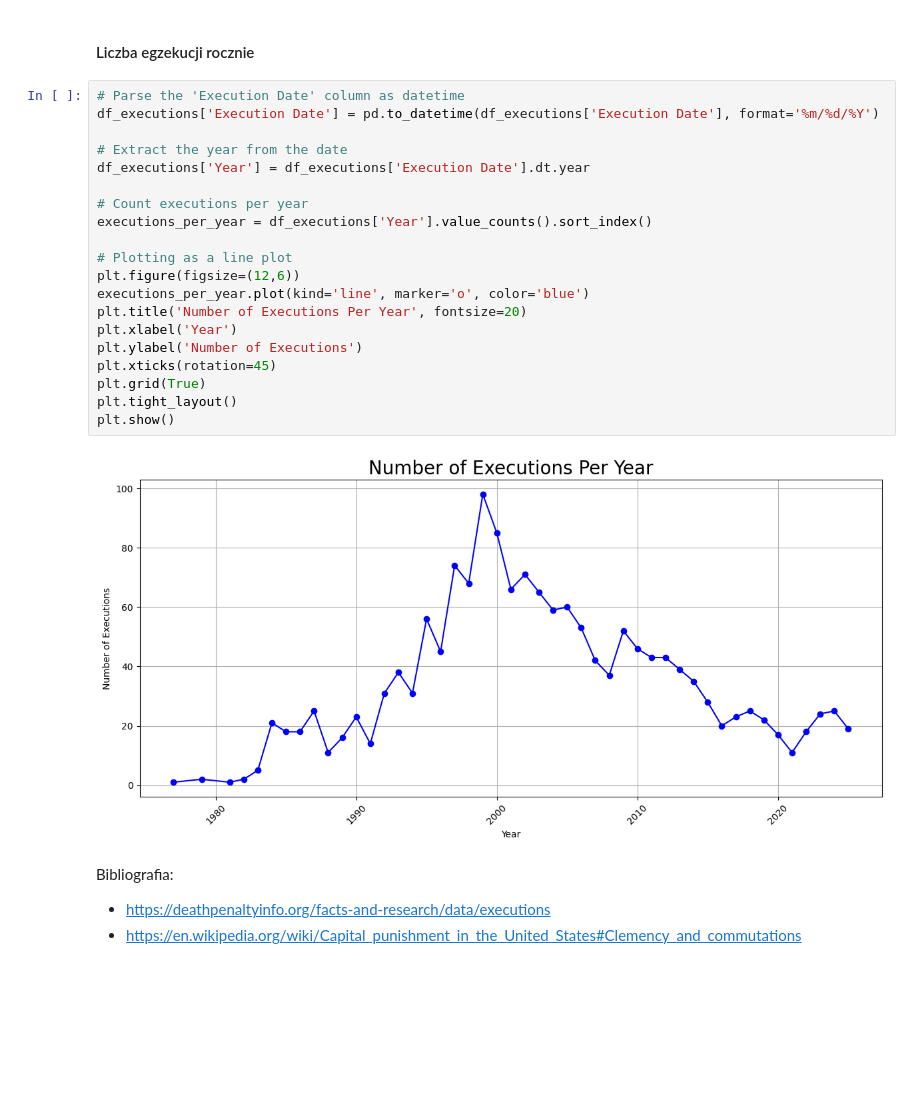
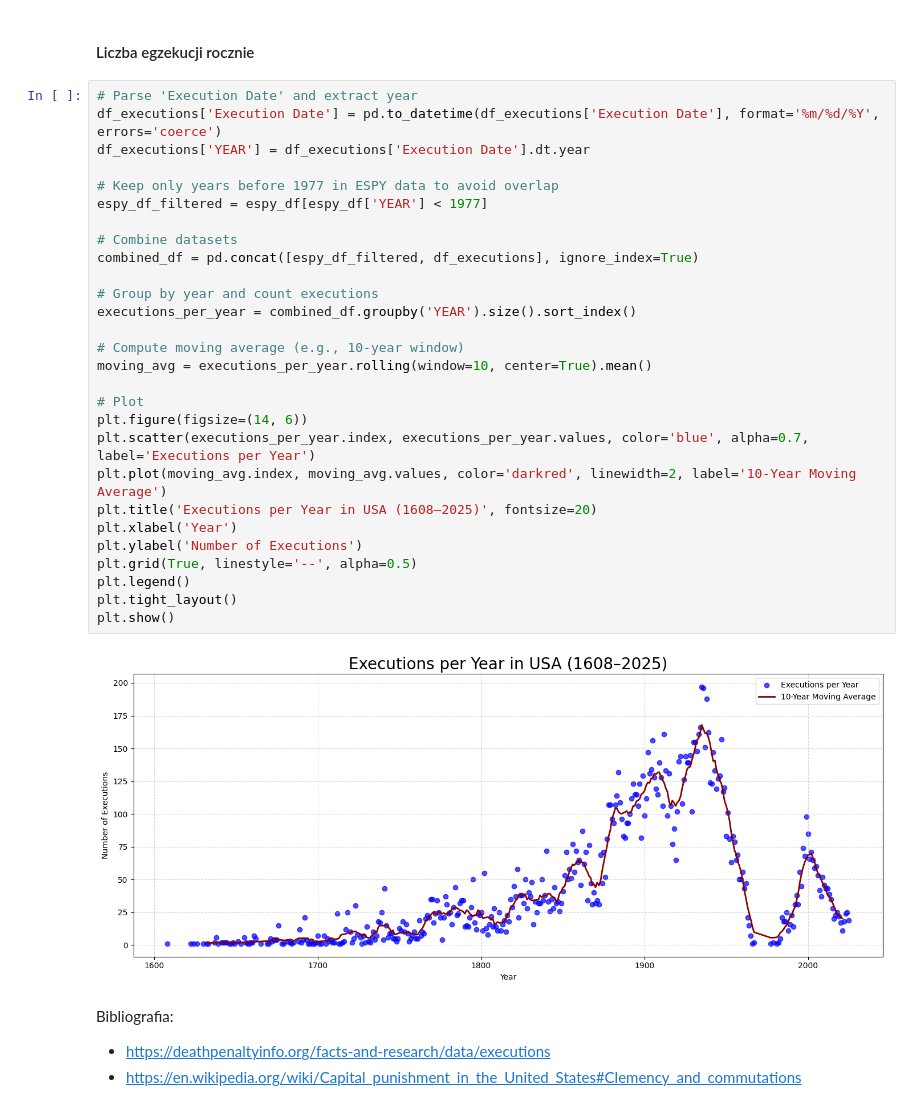
Before and after one commit to Clwmm/Projekt_Wizualizacje_2025, a Jupyter notebook: notebook.ipynb, the cells around one changed output. Saved outputs shown, nothing was run; the diff lists cells and outputs as text; blank space fills up the shorter version.

```diff
--- a/notebook.ipynb
+++ b/notebook.ipynb
@@ -327,28 +329,36 @@ Bibliografia:
 * https://en.wikipedia.org/wiki/Capital_punishment_in_the_United_States#Clemency_and_commutations
 # %% [markdown]
 #### Liczba egzekucji rocznie
-# %%
-# Parse the 'Execution Date' column as datetime
-df_executions['Execution Date'] = pd.to_datetime(df_executions['Execution Date'], format='%m/%d/%Y')
-
-# Extract the year from the date
-df_executions['Year'] = df_executions['Execution Date'].dt.year
-
-# Count executions per year
-executions_per_year = df_executions['Year'].value_counts().sort_index()
-
-# Plotting as a line plot
-plt.figure(figsize=(12,6))
-executions_per_year.plot(kind='line', marker='o', color='blue')
-plt.title('Number of Executions Per Year', fontsize=20)
-plt.xlabel('Year')
-plt.ylabel('Number of Executions')
-plt.xticks(rotation=45)
-plt.grid(True)
-plt.tight_layout()
-plt.show()
-# %% [output]
-[figure, removed]
+# %%
+# Parse 'Execution Date' and extract year
+df_executions['Execution Date'] = pd.to_datetime(df_executions['Execution Date'], format='%m/%d/%Y', errors='coerce')
+df_executions['YEAR'] = df_executions['Execution Date'].dt.year
+
+# Keep only years before 1977 in ESPY data to avoid overlap
+espy_df_filtered = espy_df[espy_df['YEAR'] < 1977]
+
+# Combine datasets
+combined_df = pd.concat([espy_df_filtered, df_executions], ignore_index=True)
+
+# Group by year and count executions
+executions_per_year = combined_df.groupby('YEAR').size().sort_index()
+
+# Compute moving average (e.g., 10-year window)
+moving_avg = executions_per_year.rolling(window=10, center=True).mean()
+
+# Plot
+plt.figure(figsize=(14, 6))
+plt.scatter(executions_per_year.index, executions_per_year.values, color='blue', alpha=0.7, label='Executions per Year')
+plt.plot(moving_avg.index, moving_avg.values, color='darkred', linewidth=2, label='10-Year Moving Average')
+plt.title('Executions per Year in USA (1608–2025)', fontsize=20)
+plt.xlabel('Year')
+plt.ylabel('Number of Executions')
+plt.grid(True, linestyle='--', alpha=0.5)
+plt.legend()
+plt.tight_layout()
+plt.show()
+# %% [output]
+[figure, added]
 # %% [markdown]
 Bibliografia:
 * https://deathpenaltyinfo.org/facts-and-research/data/executions
```
Also changed, not shown: parts of 10 cells of this notebook, 1 other file.
